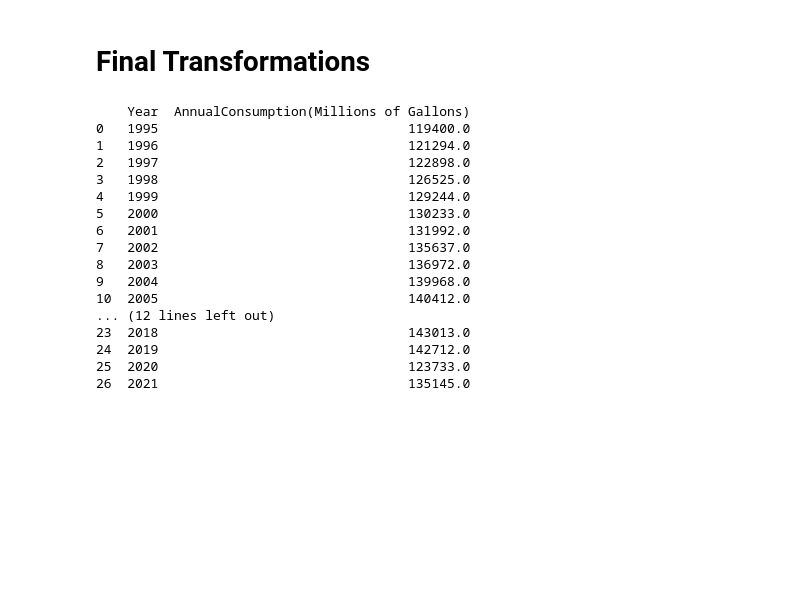
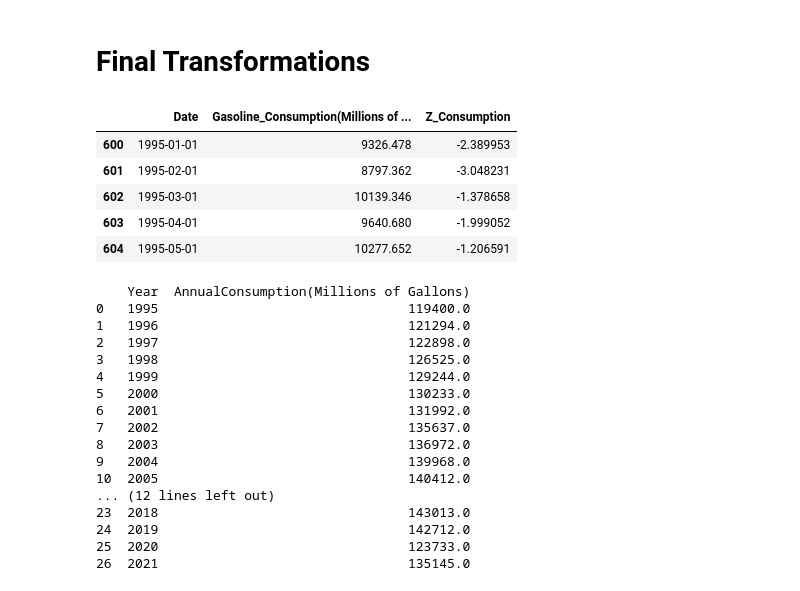
Before and after one commit to nikolasleeb/INFO523_FinalProject, a Jupyter notebook: FuelConsumption/ConsumptionData.ipynb, the cells around one changed output. Saved outputs shown, nothing was run; the diff lists cells and outputs as text; code cells hidden in the pictures; blank space fills up the shorter version.

```diff
--- a/FuelConsumption/ConsumptionData.ipynb
+++ b/FuelConsumption/ConsumptionData.ipynb
@@ -263,6 +263,15 @@ fig_line.update_layout(
 fig_line.show()
 # %% [markdown]
 # Final Transformations
+# %%
+consumption.head()
+# %% [output]
+|  | Date | Gasoline_Consumption(Millions of ... | Z_Consumption |
+| 600 | 1995-01-01 | 9326.478 | -2.389953 |
+| 601 | 1995-02-01 | 8797.362 | -3.048231 |
+| 602 | 1995-03-01 | 10139.346 | -1.378658 |
+| 603 | 1995-04-01 | 9640.680 | -1.999052 |
+| 604 | 1995-05-01 | 10277.652 | -1.206591 |
 # %%
 # Convert 'Date' to Year and extract the year
 consumption['Year'] = consumption['Date'].dt.year
```
Also changed, not shown: 11 other files.
